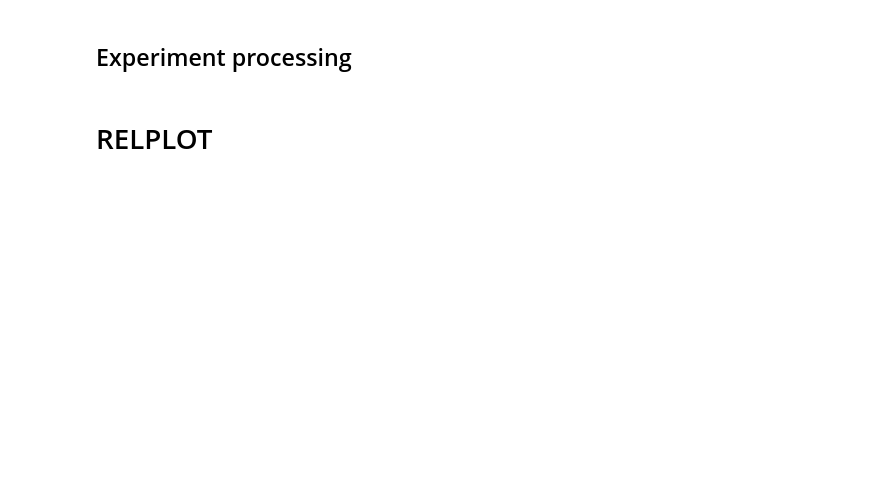
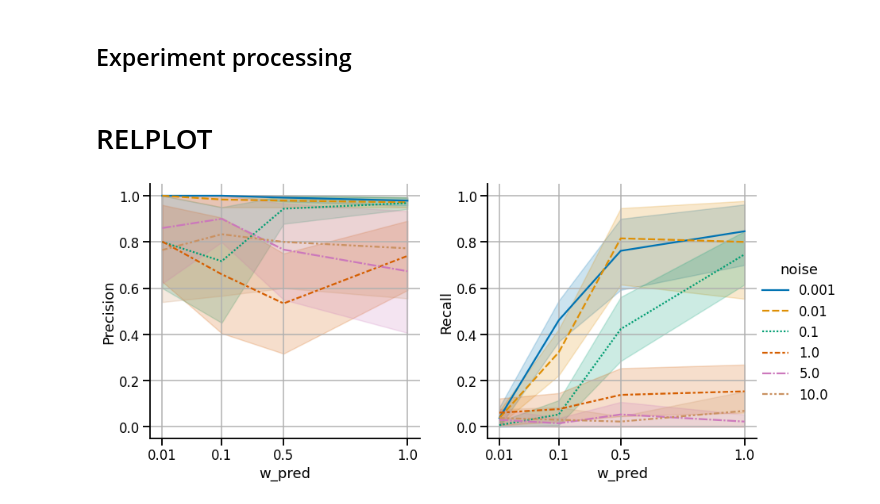
Before and after one commit to predict-idlab/causalteshap, a Jupyter notebook: Causalteshap_playground.ipynb, the cells around one changed output. Saved outputs shown, nothing was run; the diff lists cells and outputs as text; code cells hidden in the pictures; blank space fills up the shorter version.

```diff
--- a/Causalteshap_playground.ipynb
+++ b/Causalteshap_playground.ipynb
@@ -503,7 +395,7 @@ DGP_df
 # %% [markdown]
 ## DataFrame results definition
 # %%
-semi_synthetic_bool = True
+semi_synthetic_bool = False
 
 if semi_synthetic_bool:
     causalteshap_semi_synthetic_columns = [
@@ -1270,11 +864,58 @@ dataset_string = "NEWS" #ACIC, TWINS, NEWS, TCGA
 # %%
 if semi_synthetic_bool:
     if not process_correlation:
-        plot_synthetic_df = pd.read_csv("results/processed_results/plot_semi_synthetic_df_"+str(dataset_string)+".csv")
-        # plot_synthetic_df = pd.read_csv("results/processed_results/plot_semi_synthetic_df_noise_"+str(dataset_string)+".csv")
+        # plot_synthetic_df = pd.read_csv("results/processed_results/plot_semi_synthetic_df_"+str(dataset_string)+".csv")
+        plot_synthetic_df = pd.read_csv("results/processed_results/plot_semi_synthetic_df_noise_"+str(dataset_string)+".csv")
     else:
         plot_synthetic_df = pd.read_csv("results/processed_results/plot_semi_synthetic_df_"+str(dataset_string)+"_correlation.csv")
         # plot_synthetic_df = pd.read_csv("results/processed_results/plot_semi_synthetic_df_noise_"+str(dataset_string)+"_correlation.csv")
+
+    #An ugly hack for plotting to create an easy own-defined scale
+    plot_synthetic_df.loc[plot_synthetic_df["w_pred"]==0.1,"w_pred"] = 0.25
 else:
     plot_synthetic_df = pd.read_csv("results/processed_results/plot_synthetic_df_correlation.csv")
+# %%
+sns.set_context("talk", font_scale=1.0)
+g = sns.relplot(
+                data = plot_synthetic_df[(plot_synthetic_df.Class=="PRED")
+                                                    &(plot_synthetic_df.alpha==0.02)
+                                                    &(plot_synthetic_df.N_pred==13)
+                                                    &(plot_synthetic_df.N_prog==25)
+                                                    ].melt(id_vars=["w_pred","N_pred","N_prog","noise","alpha","random_seed","Class"]),
+                kind="line",
+                hue="noise",
+                style='noise',
+                x="w_pred",
+                y="value",
+                col="variable",
+                palette="colorblind",
+                row_order=row_order,
+                facet_kws={"sharey": False,"sharex":False},
+                height=6,
+            )
+
+for row_axs, row_name in zip(g.axes, row_names):
+    row_axs[0].set_ylabel("Precision")
+    row_axs[1].set_ylabel("Recall")
+
+    row_axs[0].set_title("")
+    row_axs[1].set_title("")
+
+    row_axs[0].set_ylim([-0.05,1.05])
+    row_axs[1].set_ylim([-0.05,1.05])
+
+    row_axs[1].set_xticks(ticks=[0.01,0.25,0.5,1.0])
+    row_axs[1].set_xticklabels([0.01,0.1,0.5,1.0])
+
+    row_axs[0].set_xticks(ticks=[0.01,0.25,0.5,1.0])
+    row_axs[0].set_xticklabels([0.01,0.1,0.5,1.0])
+
+    for rows in row_axs:
+        rows.grid()
+
+    plt.subplots_adjust(wspace=0.25)
+
+plt.savefig("results/figures/semi_synthetic_all_results_"+dataset_string+"_noise.pdf", bbox_inches="tight")
+# %% [output]
+[figure, added]
 # %%
```
Also changed, not shown: parts of 29 cells of this notebook, 5 other files.
